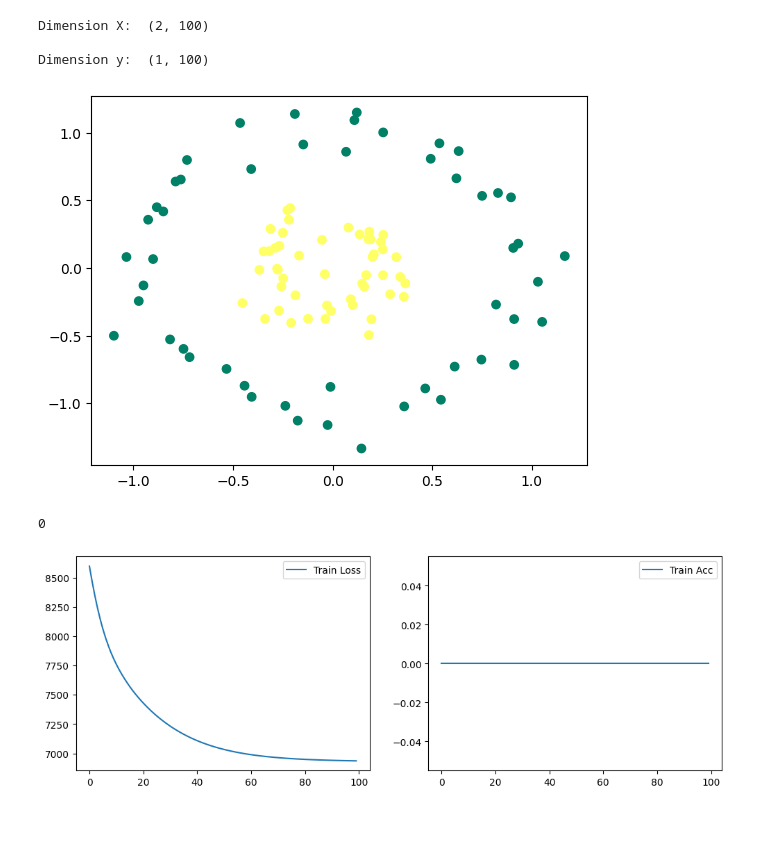
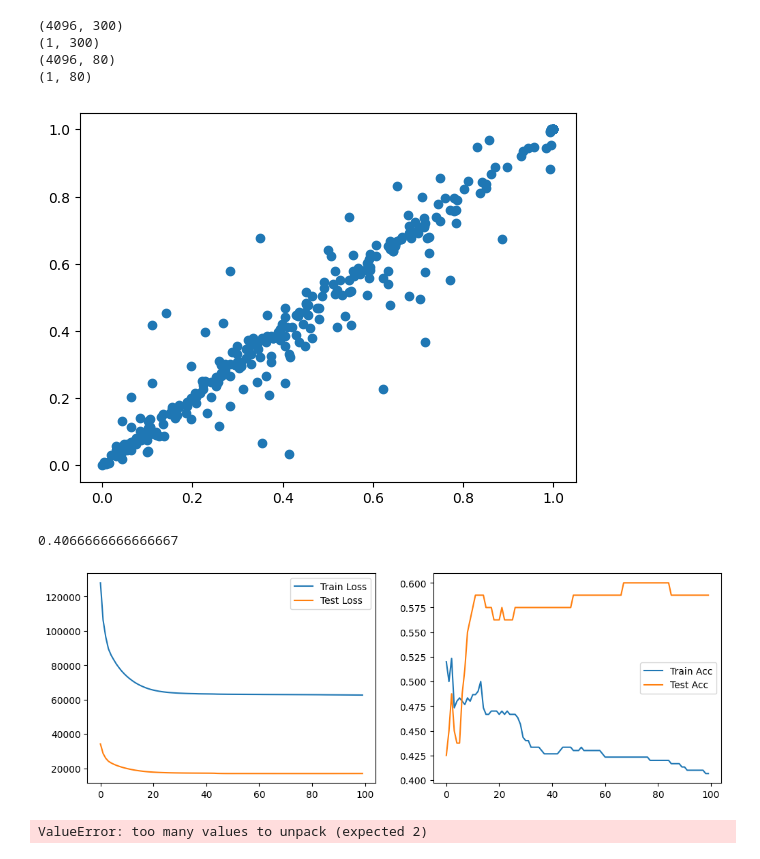
Before and after one commit to Bil-Theo/Detection-animaux-RNA, a Jupyter notebook: test.ipynb, the cells around one changed output. Cells and saved outputs as stored; diff of their text form; code cells hidden in the pictures; blank space fills up the shorter version.

```diff
--- a/test.ipynb
+++ b/test.ipynb
@@ -136,5 +147,7 @@ def redimension(X_train, Y_train, X_test, Y_test):
 
     X_train = X_train[:, :m_train]
     X_test = X_test[:, :m_test]
+    Y_train = Y_train[:, :m_train]
+    Y_test = Y_test[:, :m_test]
 
     return  X_train, Y_train, X_test, Y_test
@@ -141,26 +167,26 @@ def redimension(X_train, Y_train, X_test, Y_test):
 # %%
-X_train, Y_train, X_test, Y_test = load_data()
-show_image(X_train)
-
 X_train, Y_train, X_test, Y_test = redimension(X_train, Y_train, X_test, Y_test)
 
-print("Dimension X: ",X.shape)
+print(X_train.shape)
+print(Y_train.shape)
+print(X_test.shape)
+print(Y_test.shape)
 
-print("\nDimension y: ",y.shape)
-
-plt.scatter(X[0, :], X[1, :], c=y, cmap='summer')
+plt.scatter(X_train[0, :], X_train[1, :])
 plt.show()
 # %% [output]
-Dimension X:  (2, 100)
-
-Dimension y:  (1, 100)
+(4096, 300)
+(1, 300)
+(4096, 80)
+(1, 80)
-[figure, old version]
+[figure, new version]
 # %%
-W, b = neural_network(X, y, n1=2)
+W, b = neural_network(X_train, Y_train, X_test, Y_test, n1=16)
 save_model(W, b)
 # %% [output]
-0
+0.4066666666666667
-[figure, old version]
+[figure, new version]
+ValueError: too many values to unpack (expected 2)
 # %%
 
 with open('./datasets/deep_model.data', 'rb') as file:
```
Also changed, not shown: parts of 3 cells of this notebook, 2 other files.
